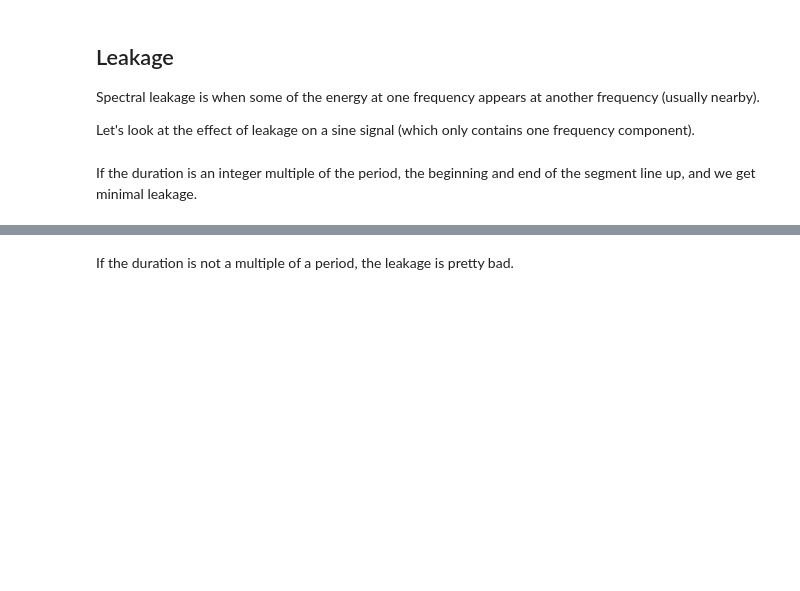
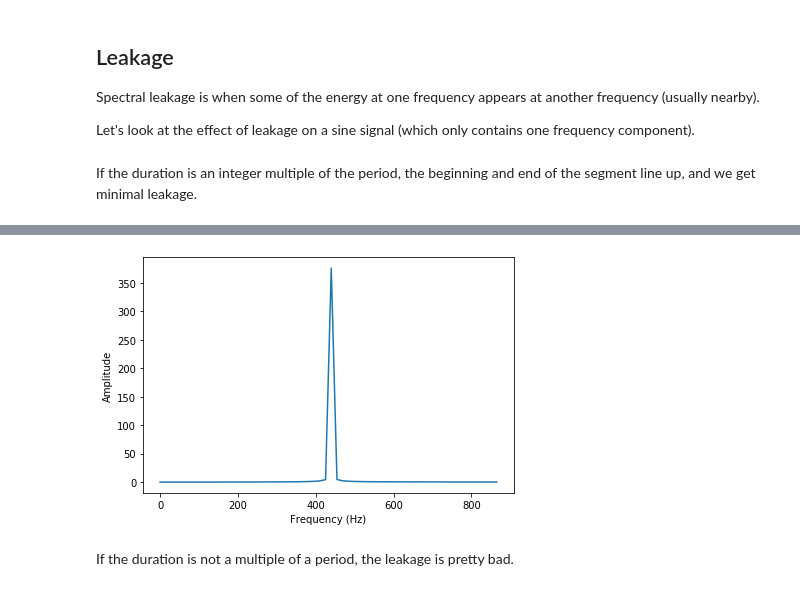
Before and after one commit to AllenDowney/ThinkDSP, a Jupyter notebook: code/chap03.ipynb, the cells around one changed output, grey strips where cells are left out. Cells and saved outputs as stored; diff of their text form; code cells hidden in the pictures; blank space fills up the shorter version.

```diff
--- a/code/chap03.ipynb
+++ b/code/chap03.ipynb
@@ -56,7 +73,9 @@ wave.plot()
 # %%
 spectrum = wave.make_spectrum()
 spectrum.plot(high=880)
-thinkplot.config(xlabel='frequency (Hz)', ylabel='amplitude', legend=False)
+decorate(xlabel='Frequency (Hz)', ylabel='Amplitude')
+# %% [output]
+[figure, added]
 # %% [markdown]
 If the duration is not a multiple of a period, the leakage is pretty bad.
 # %%
```
Also changed, not shown: parts of 19 cells of this notebook.
